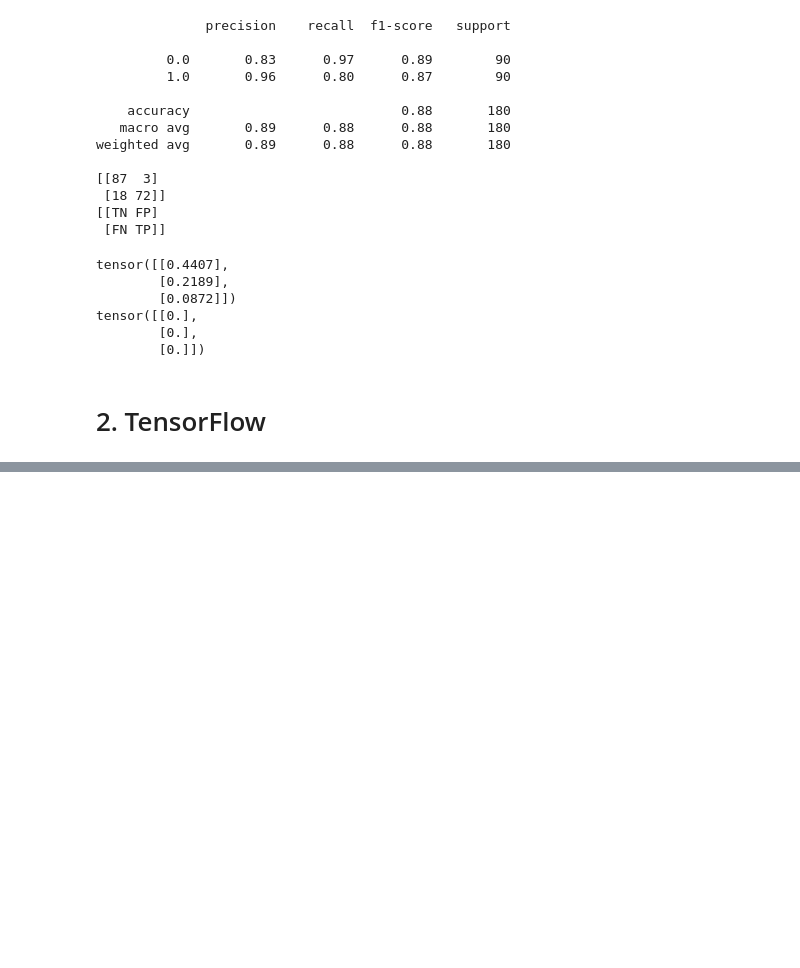
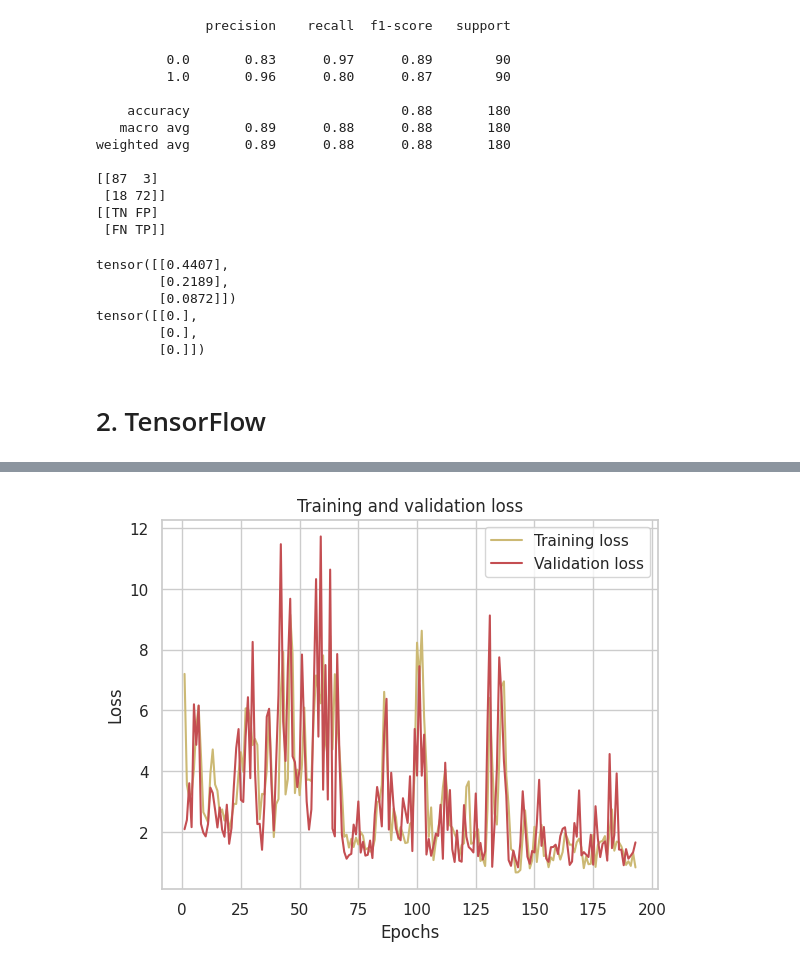
Before and after one commit to HyoYoonNam/Gachon-AISTUDY, a Jupyter notebook: DL_classification_raisin.ipynb, the cells around one changed output, grey strips where cells are left out. Cells and saved outputs as stored; diff of their text form; code cells hidden in the pictures; blank space fills up the shorter version.

```diff
--- a/DL_classification_raisin.ipynb
+++ b/DL_classification_raisin.ipynb
@@ -485,0 +529,7 @@ TP  | True Positive(진양성)
+# %%
+# one-hot encoding
+Y = pd.get_dummies(y).values # Numpy ndarray로 변환됨
+Y[:5]
+
+# 일반적으로 one-hot encoding은 binary를 사용하지만,
+# 특정 상황이나 설정에 따라 boolean으로 표현될 수 있음.
@@ -485,0 +546,3 @@ TP  | True Positive(진양성)
+# %%
+X = X.values # Numpy ndarray로 변환
+X[:5]
@@ -485,0 +582,16 @@ TP  | True Positive(진양성)
+# %%
+# Define the model
+from keras.models import Sequential
+from keras.layers import Dense # Dense layer(Full connected)
+from keras.optimizers import SGD, Adam
+
+model = Sequential()
+
+model.add(Dense(16, input_shape=(7,), activation='ReLU'))
+model.add(Dense(12, activation='ReLU'))
+model.add(Dense(8, activation='ReLU'))
+model.add(Dense(2, activation='sigmoid'))
+
+model.compile(Adam(lr=0.04), 'binary_crossentropy', metrics=['accuracy'])
+
+model.summary()
@@ -485,0 +617,5 @@ TP  | True Positive(진양성)
+# %%
+model_history = model.fit(x=X_train, y=y_train, epochs=200, batch_size=60, validation_data=(X_test, y_test))
+y_pred = model.predict(X_test)
+y_test_class = np.argmax(y_test, axis=1)
+y_pred_class = np.argmax(y_pred, axis=1)
@@ -485,0 +640,13 @@ TP  | True Positive(진양성)
+# %%
+loss = model_history.history['loss'][7:]
+val_loss = model_history.history['val_loss'][7:]
+epochs = range(1, len(loss) + 1)
+plt.plot(epochs, loss, 'y', label='Training loss')
+plt.plot(epochs, val_loss, 'r', label='Validation loss')
+plt.title('Training and validation loss')
+plt.xlabel('Epochs')
+plt.ylabel('Loss')
+plt.legend()
+plt.show()
+# %% [output]
+[figure, added]
```
Also changed, not shown: parts of 13 cells of this notebook.
